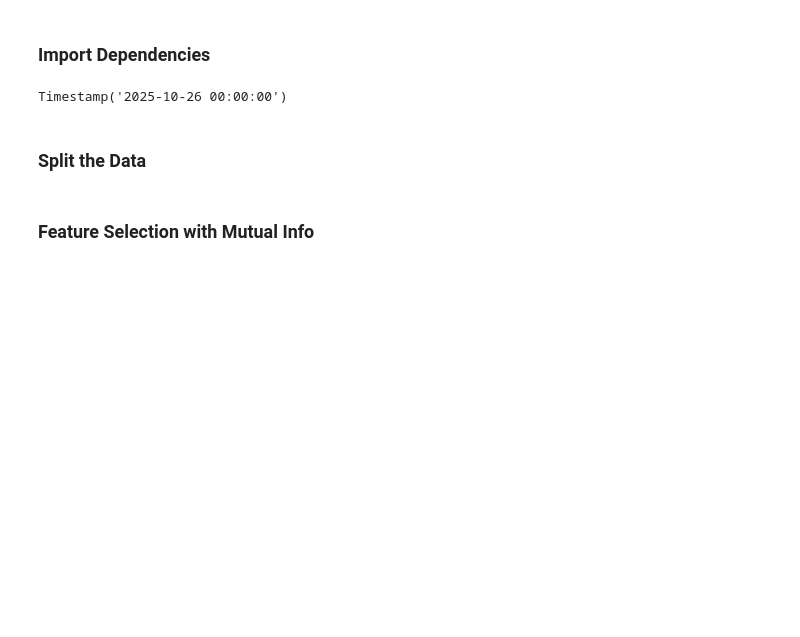
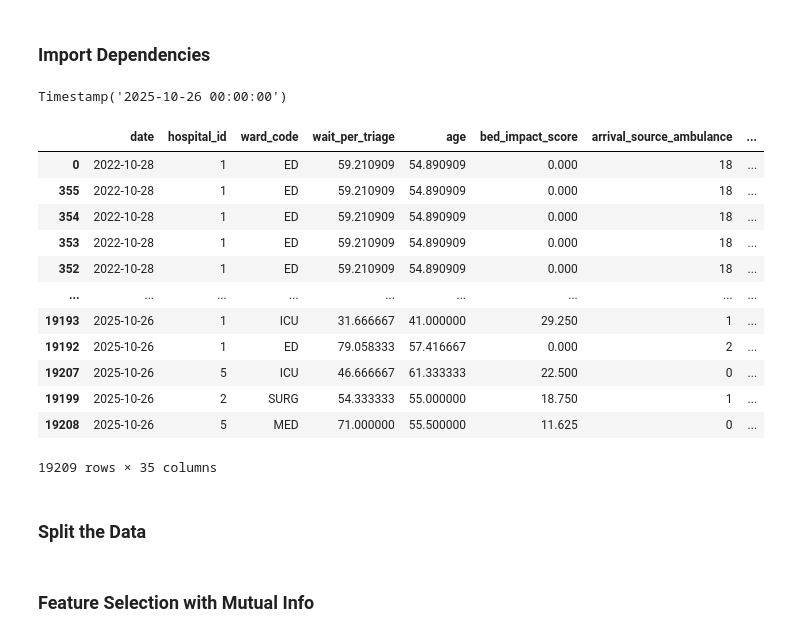
Before and after one commit to victorsomadina/medOptix, a Jupyter notebook: model/train.ipynb, the cells around one changed output. Drawn from its saved outputs; the diff is of its cells as text; code cells hidden in the pictures; blank space fills up the shorter version.

```diff
--- a/model/train.ipynb
+++ b/model/train.ipynb
@@ -18,6 +18,22 @@ data = data.sort_values('date')
 data['date'].max()
 # %% [output]
 Timestamp('2025-10-26 00:00:00')
+# %%
+data
+# %% [output]
+|  | date | hospital_id | ward_code | wait_per_triage | age | bed_impact_score | arrival_source_ambulance | ... |
+| 0 | 2022-10-28 | 1 | ED | 59.210909 | 54.890909 | 0.000 | 18 | ... |
+| 355 | 2022-10-28 | 1 | ED | 59.210909 | 54.890909 | 0.000 | 18 | ... |
+| 354 | 2022-10-28 | 1 | ED | 59.210909 | 54.890909 | 0.000 | 18 | ... |
+| 353 | 2022-10-28 | 1 | ED | 59.210909 | 54.890909 | 0.000 | 18 | ... |
+| 352 | 2022-10-28 | 1 | ED | 59.210909 | 54.890909 | 0.000 | 18 | ... |
+| ... | ... | ... | ... | ... | ... | ... | ... | ... |
+| 19193 | 2025-10-26 | 1 | ICU | 31.666667 | 41.000000 | 29.250 | 1 | ... |
+| 19192 | 2025-10-26 | 1 | ED | 79.058333 | 57.416667 | 0.000 | 2 | ... |
+| 19207 | 2025-10-26 | 5 | ICU | 46.666667 | 61.333333 | 22.500 | 0 | ... |
+| 19199 | 2025-10-26 | 2 | SURG | 54.333333 | 55.000000 | 18.750 | 1 | ... |
+| 19208 | 2025-10-26 | 5 | MED | 71.000000 | 55.500000 | 11.625 | 0 | ... |
+19209 rows × 35 columns
 # %% [markdown]
 ### Split the Data
 # %%
```
Also changed, not shown: parts of 7 cells of this notebook, 25 other files.
